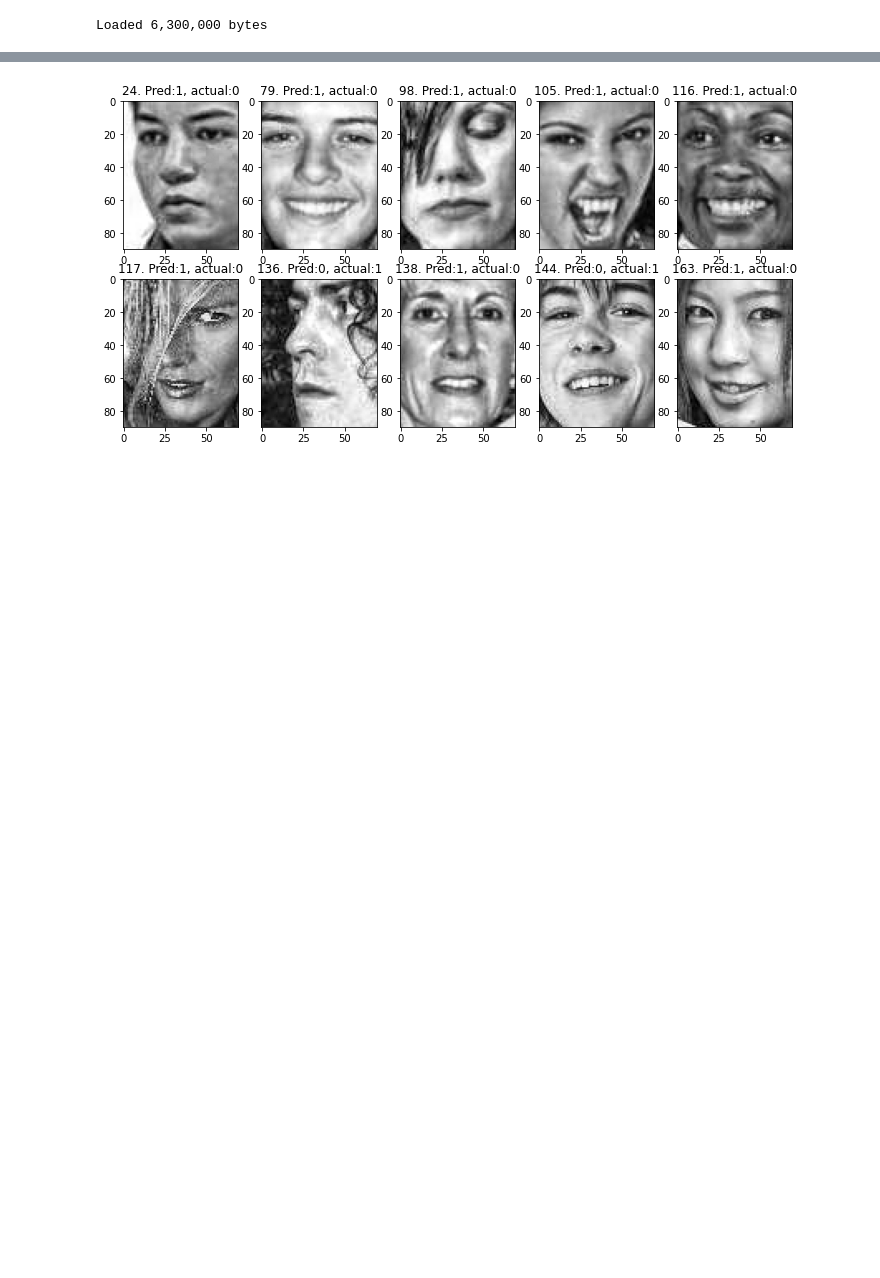
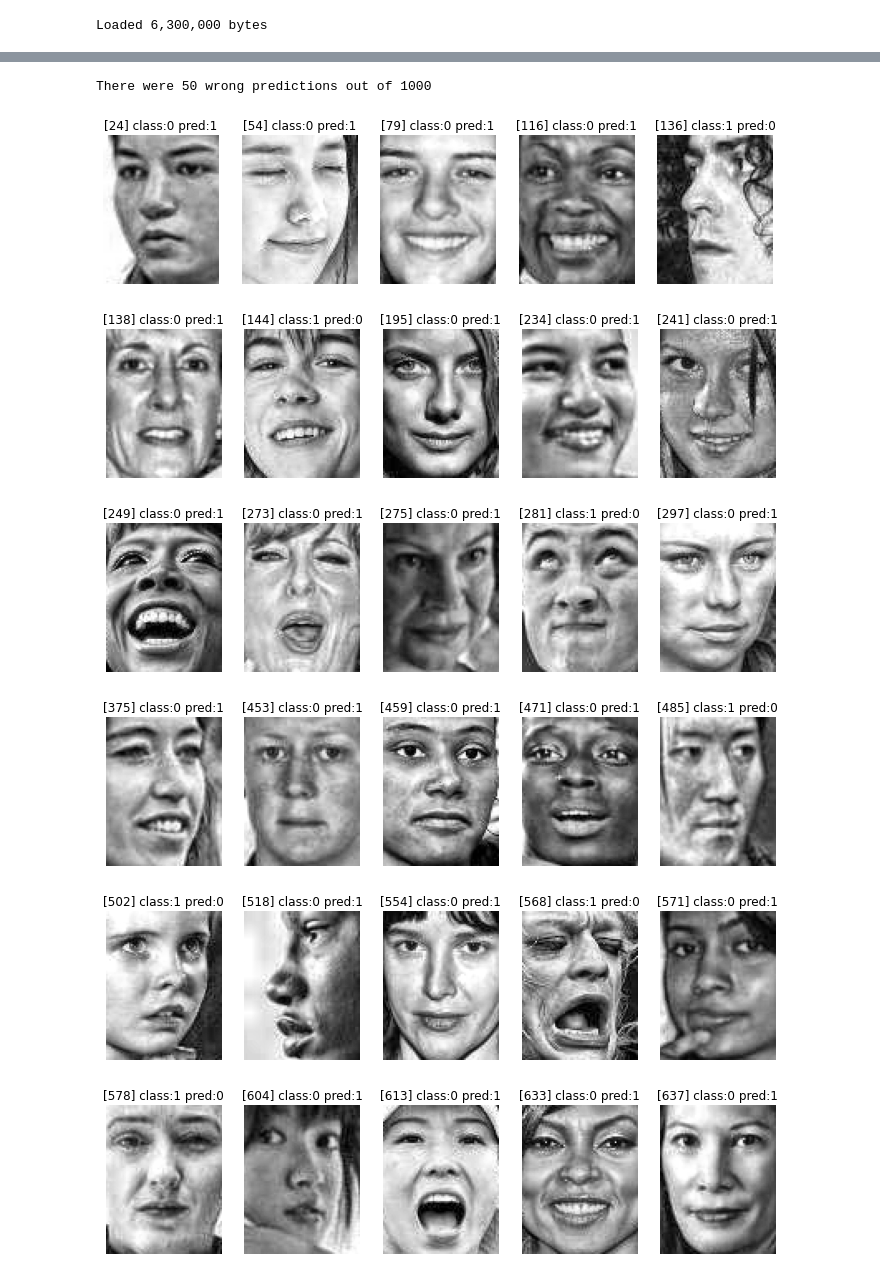
Before and after one commit to golfscript/AMLS_assignment22_23, a Jupyter notebook: main.ipynb, the cells around one changed output, grey strips where cells are left out. Drawn from its saved outputs; the diff is of its cells as text; code cells hidden in the pictures; blank space fills up the shorter version.

Commit message:
Add comments and improve charts

```diff
--- a/main.ipynb
+++ b/main.ipynb
@@ -59,6 +59,8 @@ Loaded 63,000,000 bytes
 plt.figure(figsize=(12,6))
 for i in range(10):
     plt.subplot(2, 5, i+1)
+    plt.axis('off')
+    plt.title(f'[{i}] class:{y[i]}')
     plt.imshow(X[i], cmap='gray')
 plt.show()
 # %% [output]
@@ -97,10 +100,20 @@ Accuracy on test data: 0.951
 # %%
 wrong, = np.nonzero(y_test!=y_pred)
-plt.figure(figsize=(12,6))
-for w,i in enumerate(wrong[:10]): # show first 10 that are wrong
-    plt.subplot(2, 5, w+1)
-    plt.title(str(i)+'. Pred:'+str(y_pred[i])+', actual:'+str(y_test[i]))
+plt.figure(figsize=(12,3))
+print(f'There were {len(wrong)} wrong predictions out of {len(y_test)}')
+for w,i in enumerate(wrong[:100]): # show first 100 that are wrong
+    plt.subplot(1, 5, w%5+1)
+    plt.axis('off')
+    plt.title(f'[{i}] class:{y_test[i]} pred:{y_pred[i]}')
     plt.imshow(X_test[i], cmap='gray')
-plt.show()
+    if w%5==4:
+        plt.show()
+        plt.figure(figsize=(12,3))
 # %% [output]
+There were 50 wrong predictions out of 1000
-[figure, old version]
+[figure, new version]
+[figure, added]
+[figure, added]
+[figure, added]
+[figure, added]
+[figure, added]
```
Also changed, not shown: parts of 5 cells of this notebook, 1 other file.
